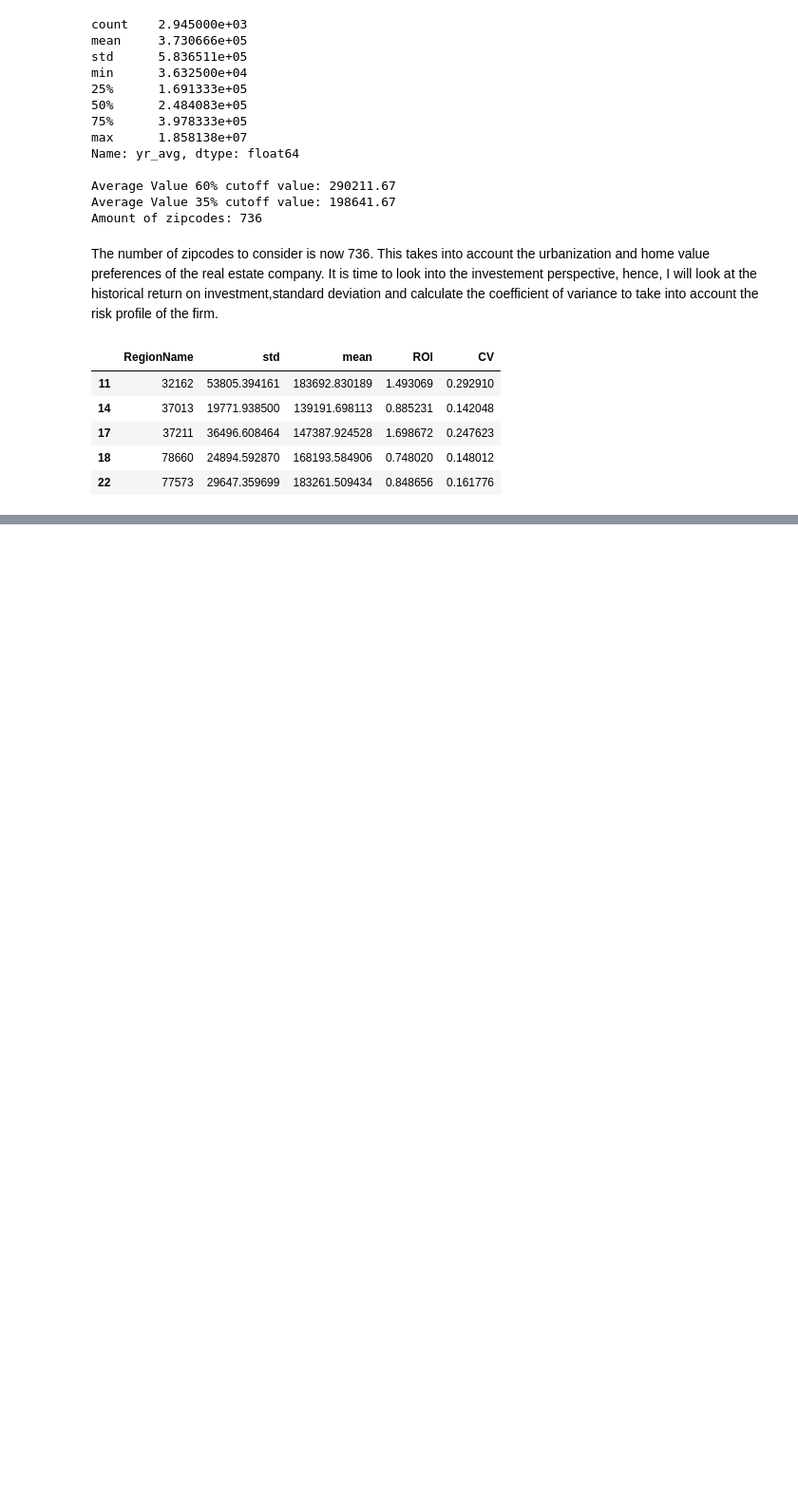
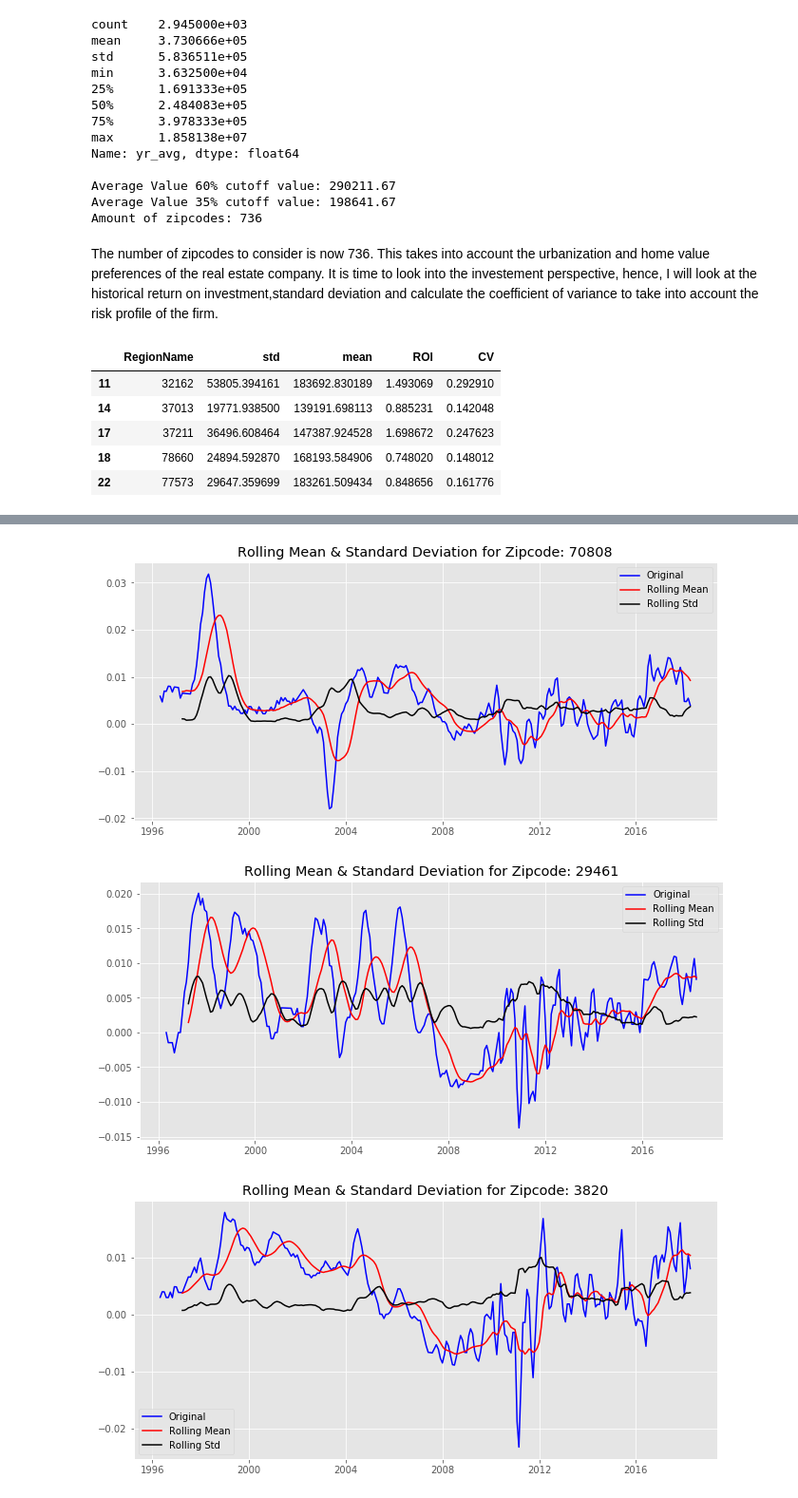
Before and after one commit to feraguilari/dsc-mod-4-project-online-ds-pt-021119, a Jupyter notebook: student.ipynb, the cells around one changed output, grey strips where cells are left out. Shown: that part at 95% size. Cells and saved outputs as stored; diff of their text form; code cells hidden in the pictures; blank space fills up the shorter version.

```diff
--- a/student.ipynb
+++ b/student.ipynb
@@ -235,0 +340,17 @@ gmean*100*12
+# %%
+#Plot each of the zipcodes' returns with their respective rolling mean and rolling standard deviation.
+#Vizually test for stationarity.
+for i in range(len(dfs_ts)):
+    rolmean = dfs_ts[i].ret.rolling(window = 12, center = False).mean()
+    rolstd = dfs_ts[i].ret.rolling(window = 12, center = False).std()
+    fig = plt.figure(figsize=(11,5))
+    orig = plt.plot(dfs_ts[i].ret, color='blue',label='Original')
+    mean = plt.plot(rolmean, color='red', label='Rolling Mean')
+    std = plt.plot(rolstd, color='black', label = 'Rolling Std')
+    plt.legend(loc='best')
+    plt.title(f'Rolling Mean & Standard Deviation for Zipcode: {dfs_ts[i].RegionName[0]}')
+    plt.show()
+# %% [output]
+[figure, added]
+[figure, added]
+[figure, added]
```
Also changed, not shown: parts of 47 cells of this notebook.
